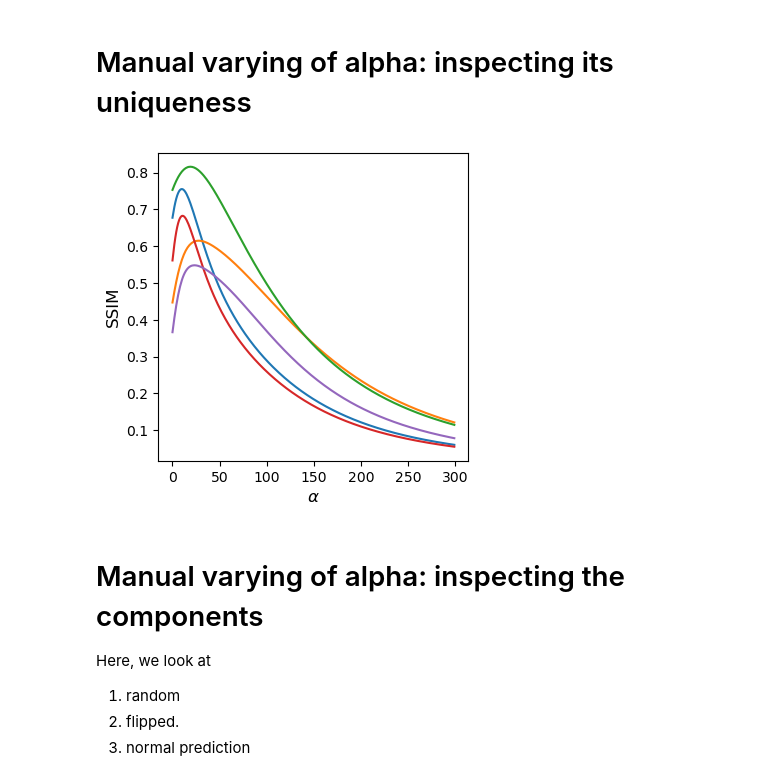
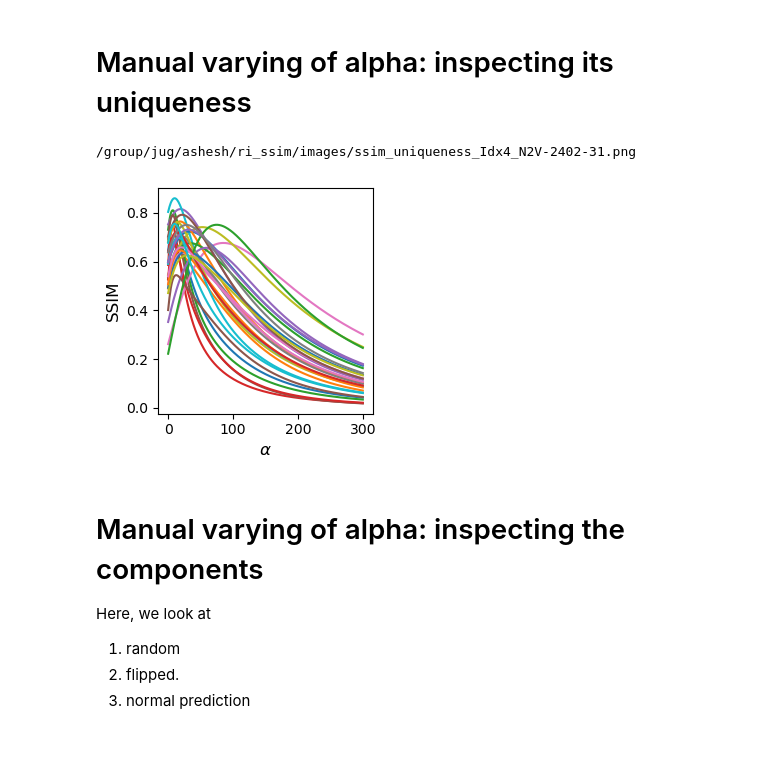
Before and after one commit to juglab/MicroSSIM, a Jupyter notebook: notebooks/Evaluate.ipynb, the cells around one changed output. Drawn from its saved outputs; the diff is of its cells as text; code cells hidden in the pictures; blank space fills up the shorter version.

```diff
--- a/notebooks/Evaluate.ipynb
+++ b/notebooks/Evaluate.ipynb
@@ -45,5 +45,5 @@ noisy_gt_path = '/group/jug/ashesh/data/ventura_gigascience/mito-60x-noise2-lows
 # %%
-debug_mode = True
+debug_mode = False
 gt = load_tiff(gt_path)
 pred = load_tiff(pred_path)
 gt_lowsnr = load_tiff(noisy_gt_path)
@@ -118,7 +118,7 @@ MICROSSIM_SCALE
 # %% [markdown]
 ### Multiple ways of data normalization.
 # %%
-idx = 48#np.random.randint(0, gt.shape[0])
+idx = 14#np.random.randint(0, gt.shape[0])
 print(idx)
 
 # Without any normalization.
@@ -328,7 +328,7 @@ def boundary_color(ax_cur, color):
         spine.set_edgecolor(color)
 
 save_to_file = False and not debug_mode
-ith_img= 8
+ith_img= 0
 
 idx = idx_list[ith_img]
 zoomin_hw = get_zoomin_hw(gt[idx])#[(700, 750), (1150, 750), (750, 450), (500, 500)][ith_img]
@@ -588,12 +588,12 @@ from ri_ssim.ri_ssim import _ssim_from_params, structural_similarity_dict
 from tqdm import tqdm
 import numpy as np
 from collections import defaultdict
-save_to_file = False and not debug_mode
+save_to_file = True and not debug_mode
 
 ssim_components = defaultdict(list)
 idx_list = []
 alpha_list = np.concatenate([np.arange(0,300,1)])
-num_idx = 5
+num_idx = 30
 for idx in np.random.choice(len(gt), size=num_idx, replace=False):
     idx_list.append(idx)
     gt_cur = microSSIM_gt_norm(gt[idx])
@@ -623,19 +623,20 @@ for idx in np.random.choice(len(gt), size=num_idx, replace=False):
     ssim_components['ssim'].append(ssim_arr)
 # %%
 import pandas as pd
-_,ax = plt.subplots(figsize=(4,4))
+_,ax = plt.subplots(figsize=(3,3))
 pd.DataFrame(np.stack(ssim_components['ssim']).T, index=alpha_list).plot(legend=False, ax=ax)
 ax.set_xlabel('$\\alpha$', fontsize=12)
 ax.set_ylabel('SSIM', fontsize=12)
 if save_to_file:
     postfix= os.path.basename(gt_path).replace('gt-','').replace('.tif','.png')
     fname = f'ssim_uniqueness_Idx{idx}_{postfix}'
     fpath = os.path.join('/group/jug/ashesh/ri_ssim/images', fname)
     print(fpath)
     plt.tight_layout()
     plt.savefig(fpath, dpi=200)
 # %% [output]
+/group/jug/ashesh/ri_ssim/images/ssim_uniqueness_Idx4_N2V-2402-31.png
-[figure, old version]
+[figure, new version]
 # %% [markdown]
 # Manual varying of alpha: inspecting the components
 Here, we look at
```
Also changed, not shown: parts of 19 cells of this notebook.
